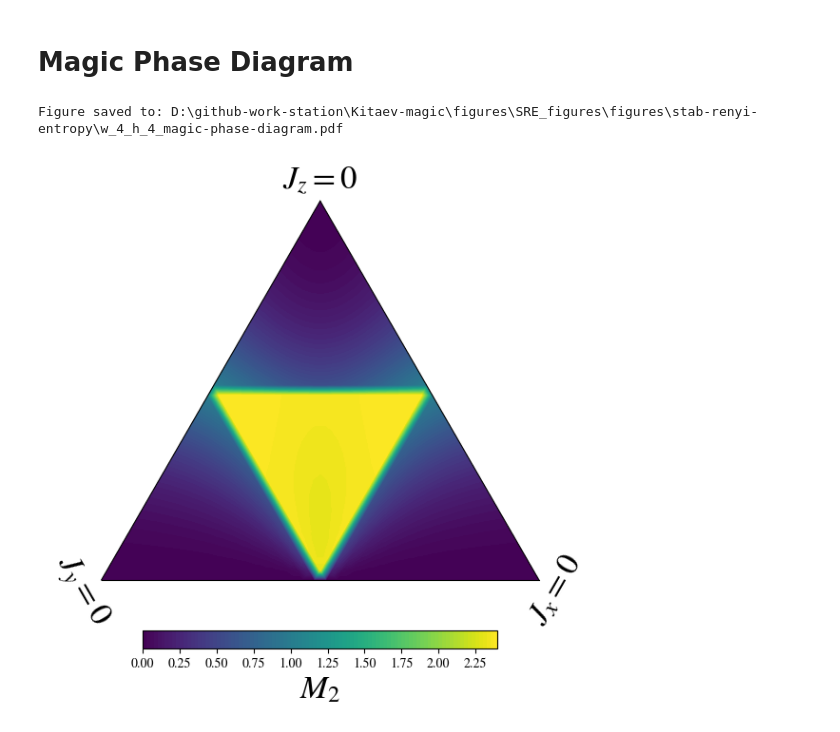
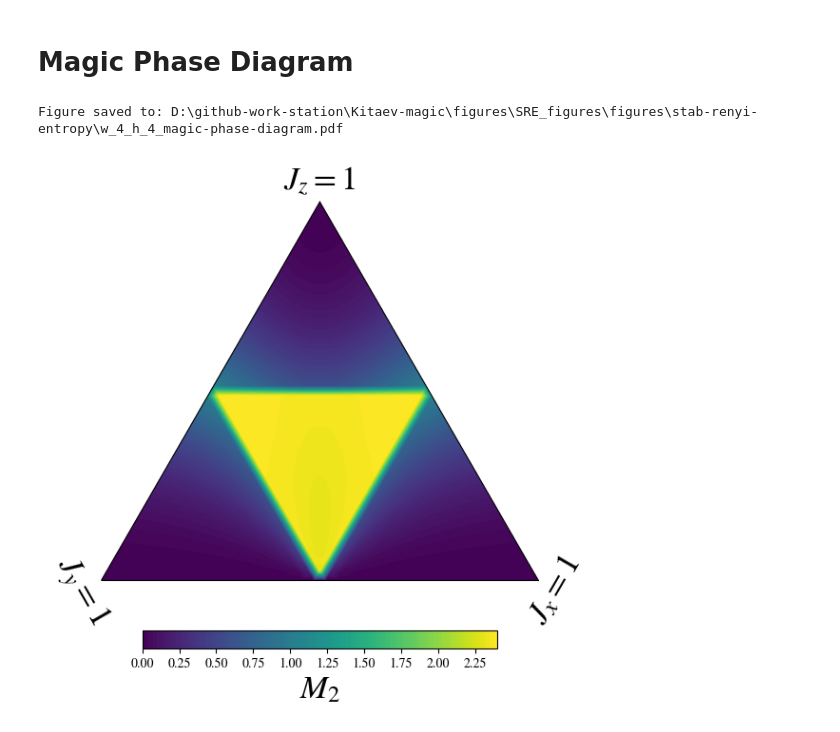
Before and after one commit to WangChenChih/Kitaev-magic, a Jupyter notebook: figures/SRE_figures/KitaevDM.ipynb, the cells around one changed output. Saved outputs shown, nothing was run; the diff lists cells and outputs as text; code cells hidden in the pictures.

Commit message:
modify the figure

```diff
--- a/figures/SRE_figures/KitaevDM.ipynb
+++ b/figures/SRE_figures/KitaevDM.ipynb
@@ -557,34 +557,34 @@ cs = ax.tricontourf(T, L, R, m1_data,
 
 # 6. Set Axis Labels & Formatting
 text_font_size = 25
-ax.set_tlabel(r'$J_z = 0$', fontsize=text_font_size)
-ax.set_llabel(r'$J_y = 0$', fontsize=text_font_size)
-ax.set_rlabel(r'$J_x = 0$', fontsize=text_font_size)
+ax.set_tlabel(r'$J_z = 1$', fontsize=text_font_size)
+ax.set_llabel(r'$J_y = 1$', fontsize=text_font_size)
+ax.set_rlabel(r'$J_x = 1$', fontsize=text_font_size)
 
 # Custom tick formatting and appearance
 ax.taxis.set_ticks([])
 ax.laxis.set_ticks([])
 ax.raxis.set_ticks([])
 
 # 7. Add Horizontal Colorbar at the bottom
 cbar = fig.colorbar(cs, ax=ax, orientation='horizontal', pad=0.1, shrink=0.7)
 cbar.set_label(r'$M_2$', fontsize=text_font_size)
 
 plt.tight_layout()
 
 output_dir = Path.cwd() / "figures" / "stab-renyi-entropy"
 output_dir.mkdir(parents=True, exist_ok=True)
 
 output_file = output_dir / (
     f"w_{DM.width}_h_{DM.height}_magic-phase-diagram.pdf"
 )
 
 fig.tight_layout()
 fig.savefig(output_file, dpi=300, bbox_inches="tight")
 print(f"Figure saved to: {output_file.resolve()}")
 
 plt.show()
 plt.close(fig)
 # %% [output]
 Figure saved to: D:\github-work-station\Kitaev-magic\figures\SRE_figures\figures\stab-renyi-entropy\w_4_h_4_magic-phase-diagram.pdf
-[figure, old version]
+[figure, new version]
```
Also changed, not shown: 2 other files.
